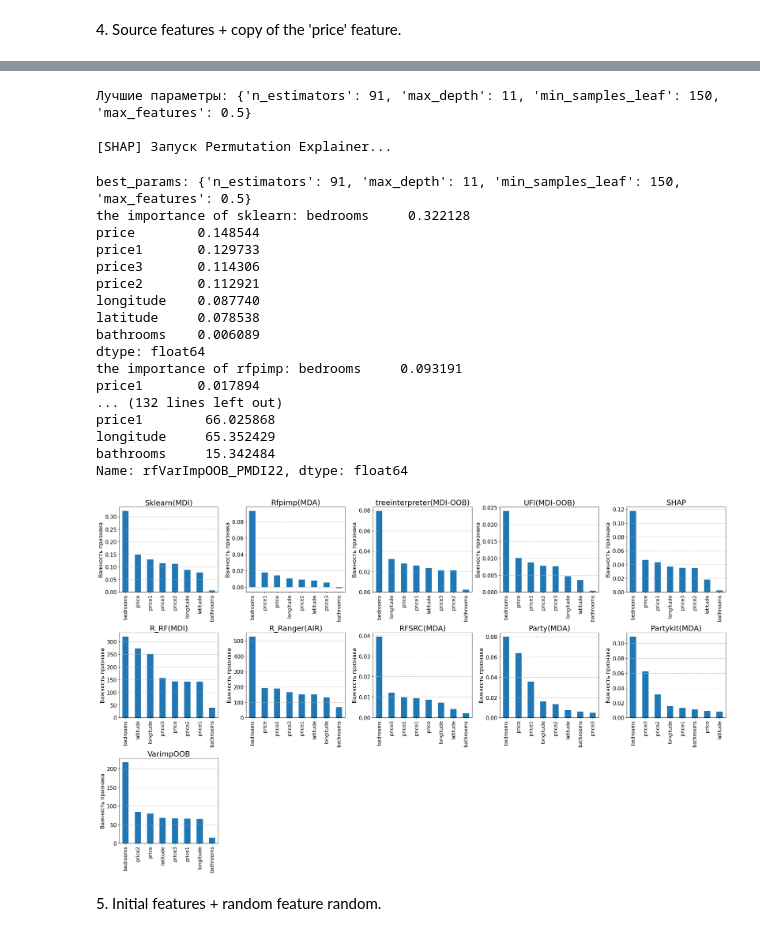
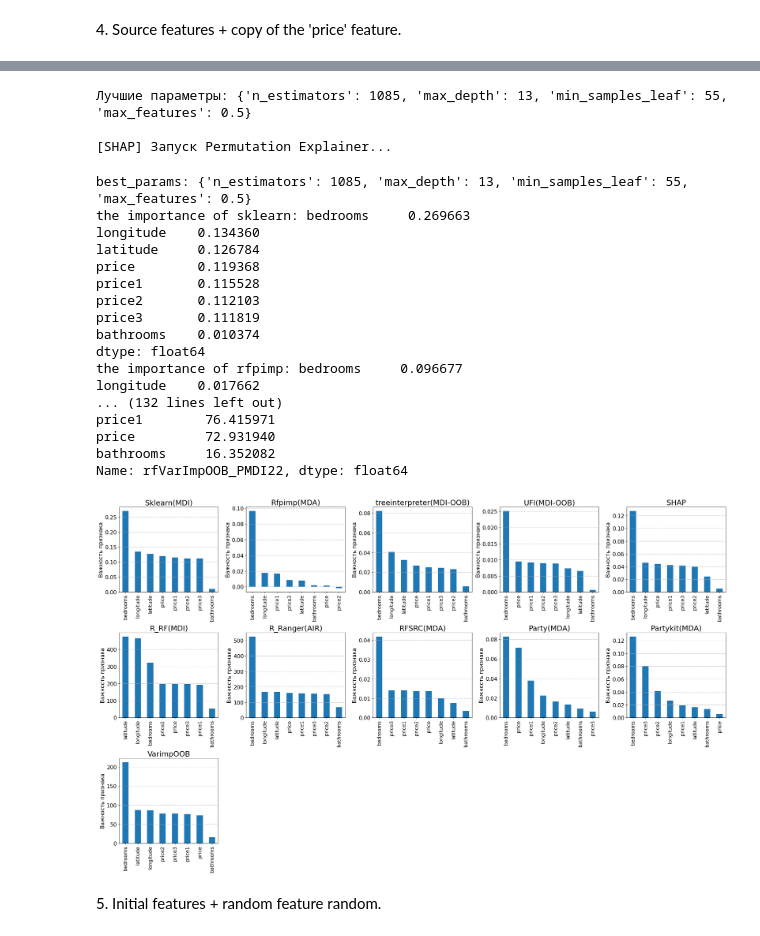
Before and after one commit to Nikita23112/Skoltech, a Jupyter notebook: Random_forest.ipynb, the cells around one changed output, grey strips where cells are left out. Drawn from its saved outputs; the diff is of its cells as text; code cells hidden in the pictures.

```diff
--- a/Random_forest.ipynb
+++ b/Random_forest.ipynb
@@ -280,5 +280,5 @@ X["price1"] = X["price"]
 X["price2"] = X["price"]
 X["price3"] = X["price"]
 # %%
-importance_series_list_4 = experiment(X, y)
+importance_series_list_4 = experiment(X, y, n_trees = 1200)
 # %% [output]
@@ -302,24 +302,24 @@ importance_series_list_4 = experiment(X, y)
-Лучшие параметры: {'n_estimators': 91, 'max_depth': 11, 'min_samples_leaf': 150, 'max_features': 0.5}
+Лучшие параметры: {'n_estimators': 1085, 'max_depth': 13, 'min_samples_leaf': 55, 'max_features': 0.5}
 
 [SHAP] Запуск Permutation Explainer...
-best_params: {'n_estimators': 91, 'max_depth': 11, 'min_samples_leaf': 150, 'max_features': 0.5}
-the importance of sklearn: bedrooms     0.322128
-price        0.148544
-price1       0.129733
-price3       0.114306
-price2       0.112921
-longitude    0.087740
-latitude     0.078538
-bathrooms    0.006089
+best_params: {'n_estimators': 1085, 'max_depth': 13, 'min_samples_leaf': 55, 'max_features': 0.5}
+the importance of sklearn: bedrooms     0.269663
+longitude    0.134360
+latitude     0.126784
+price        0.119368
+price1       0.115528
+price2       0.112103
+price3       0.111819
+bathrooms    0.010374
 dtype: float64
-the importance of rfpimp: bedrooms     0.093191
-price1       0.017894
+the importance of rfpimp: bedrooms     0.096677
+longitude    0.017662
 ... (132 lines left out)
-price1        66.025868
-longitude     65.352429
-bathrooms     15.342484
+price1        76.415971
+price         72.931940
+bathrooms     16.352082
 Name: rfVarImpOOB_PMDI22, dtype: float64
-[figure, old version]
+[figure, new version]
 # %%
 X = X.drop(["price1", "price2", "price3"], axis=1)
 # %% [markdown]
```
Also changed, not shown: parts of 2 cells of this notebook.
